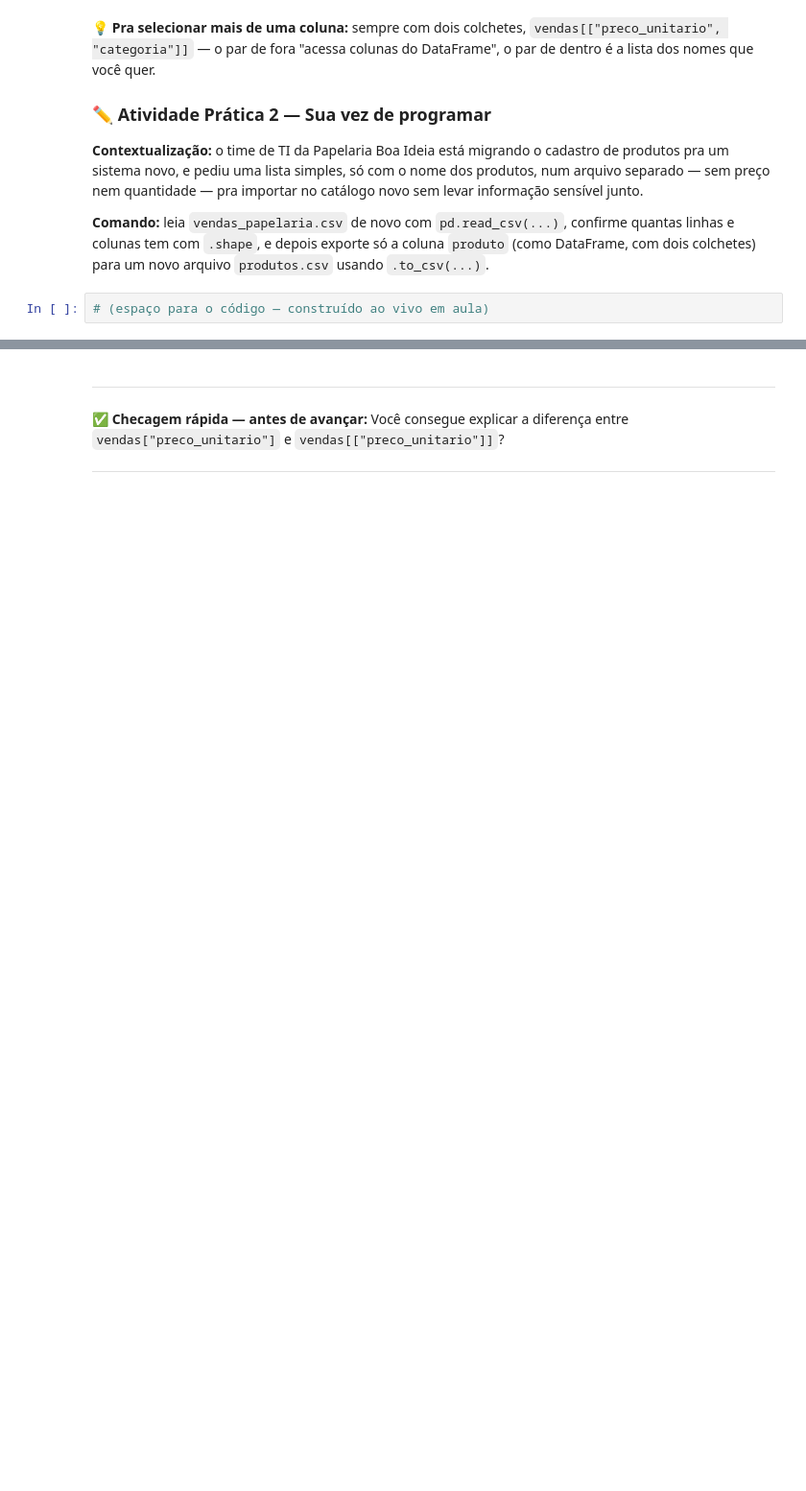
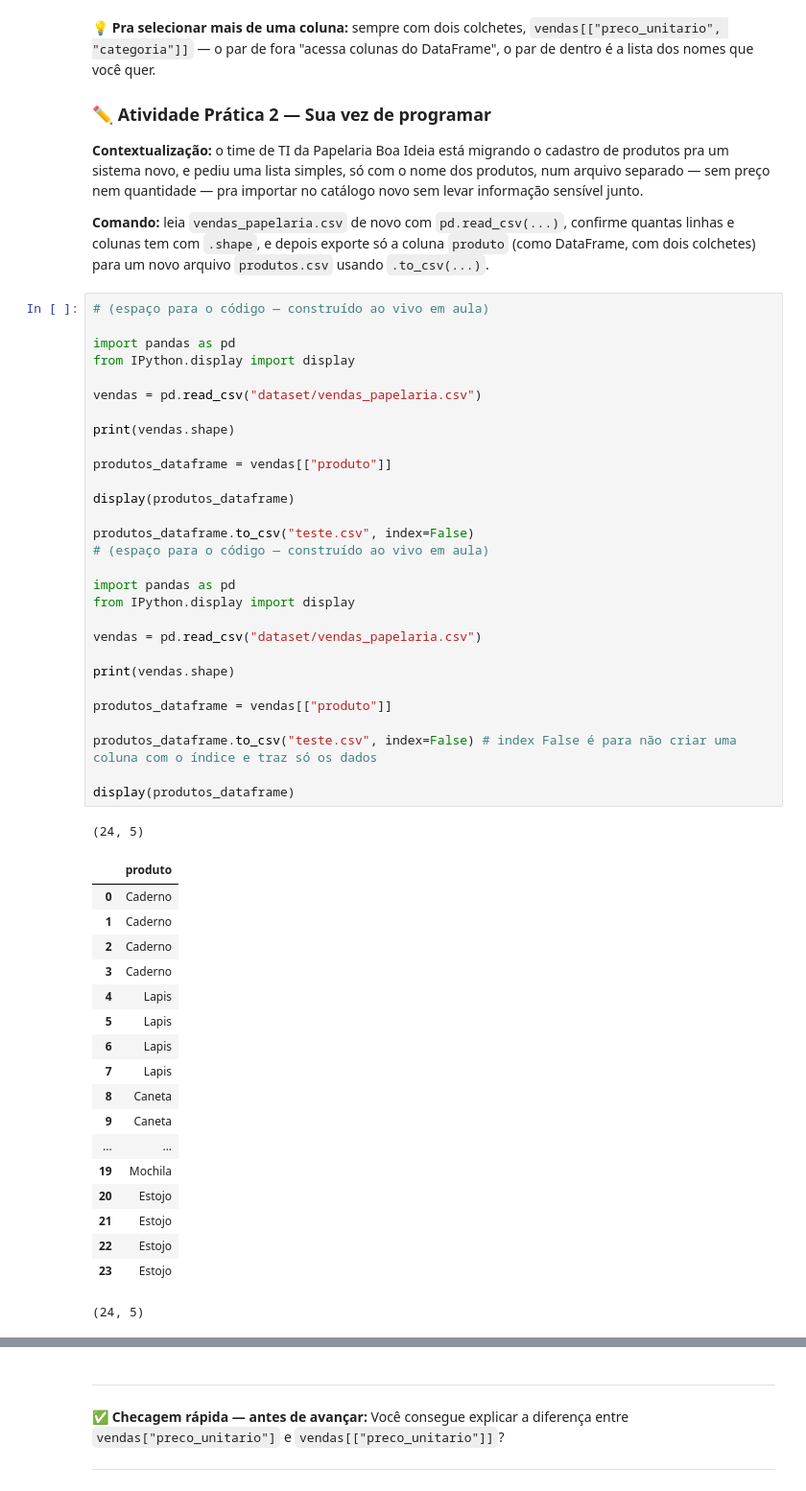
Before and after one commit to laisalegri/turma05-analise-de-dados-com-python, a Jupyter notebook: 05_Pandas_e_NumPy/Aluno/notebook_colab.ipynb, the cells around one changed output, grey strips where cells are left out. Shown at 96% size. Saved outputs shown, nothing was run; the diff lists cells and outputs as text; blank space fills up the shorter version.

Commit message:
Aula quinta-feira semana 05

```diff
--- a/05_Pandas_e_NumPy/Aluno/notebook_colab.ipynb
+++ b/05_Pandas_e_NumPy/Aluno/notebook_colab.ipynb
@@ -430,3 +486,50 @@ print(type(precos_dataframe))
 **Comando:** leia `vendas_papelaria.csv` de novo com `pd.read_csv(...)`, confirme quantas linhas e colunas tem com `.shape`, e depois exporte só a coluna `produto` (como DataFrame, com dois colchetes) para um novo arquivo `produtos.csv` usando `.to_csv(...)`.
 # %%
 # (espaço para o código — construído ao vivo em aula)
+
+import pandas as pd
+from IPython.display import display
+
+vendas = pd.read_csv("dataset/vendas_papelaria.csv")
+
+print(vendas.shape)
+
+produtos_dataframe = vendas[["produto"]]
+
+display(produtos_dataframe)
+
+produtos_dataframe.to_csv("teste.csv", index=False)
+# (espaço para o código — construído ao vivo em aula)
+
+import pandas as pd
+from IPython.display import display
+
+vendas = pd.read_csv("dataset/vendas_papelaria.csv")
+
+print(vendas.shape)
+
+produtos_dataframe = vendas[["produto"]]
+
+produtos_dataframe.to_csv("teste.csv", index=False) # index False é para não criar uma coluna com o índice e traz só os dados
+
+display(produtos_dataframe)
+# %% [output]
+(24, 5)
+|  | produto |
+| 0 | Caderno |
+| 1 | Caderno |
+| 2 | Caderno |
+| 3 | Caderno |
+| 4 | Lapis |
+| 5 | Lapis |
+| 6 | Lapis |
+| 7 | Lapis |
+| 8 | Caneta |
+| 9 | Caneta |
+| ... | ... |
+| 19 | Mochila |
+| 20 | Estojo |
+| 21 | Estojo |
+| 22 | Estojo |
+| 23 | Estojo |
+(24, 5)
```
Also changed, not shown: parts of 14 cells of this notebook, 1 other file.
